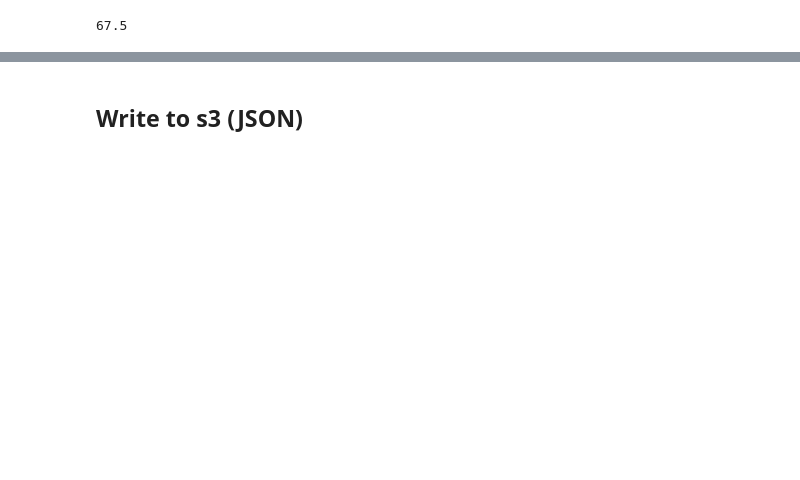
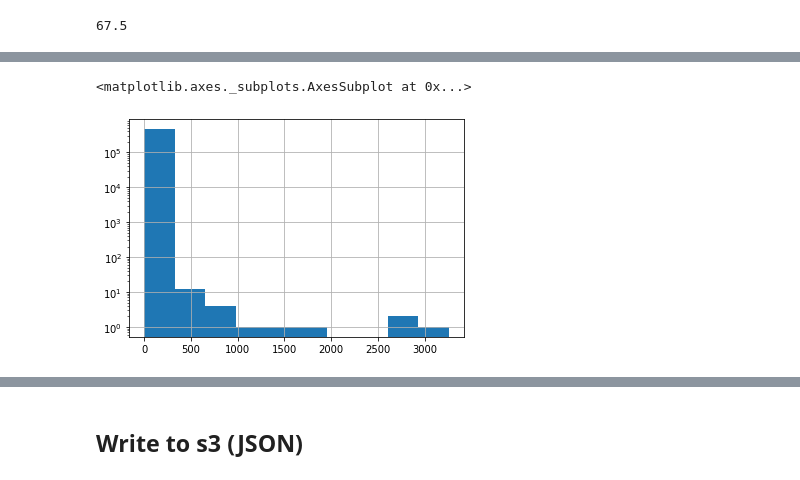
Before and after one commit to impresso/impresso-passim, a Jupyter notebook: notebooks/postprocess_distributed.ipynb, the cells around one changed output, grey strips where cells are left out. Drawn from its saved outputs; the diff is of its cells as text; code cells hidden in the pictures; blank space fills up the shorter version.

```diff
--- a/notebooks/postprocess_distributed.ipynb
+++ b/notebooks/postprocess_distributed.ipynb
@@ -261,0 +309,6 @@ clusters_df.loc[:, 'cluster_size'] = clusters_df['size']['count']
+# %%
+%matplotlib inline
+clusters_df[clusters_df.cluster_size < 50000].cluster_size.hist(log=True)
+# %% [output]
+<matplotlib.axes._subplots.AxesSubplot at 0x...>
+[figure, added]
```
Also changed, not shown: parts of 22 cells of this notebook, 1 other file.
